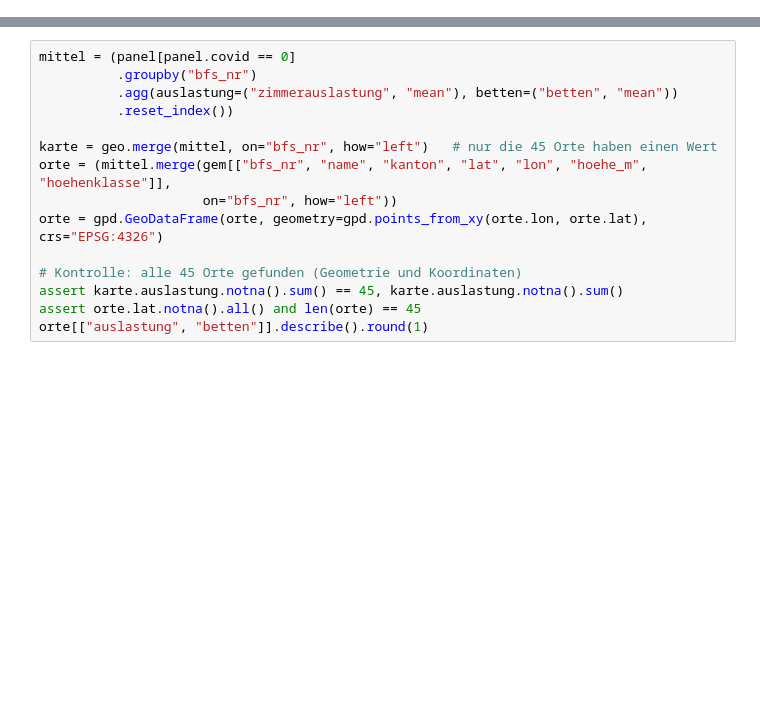
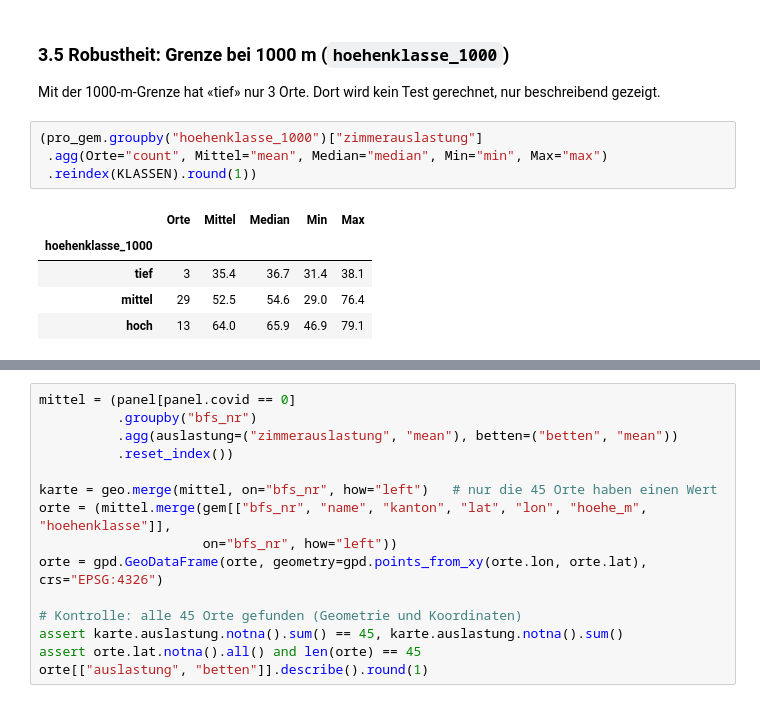
Before and after one commit to aakset/wintertourismus-schnee, a Jupyter notebook: notebooks/04_eda_tests_karte.ipynb, the cells around one changed output, grey strips where cells are left out. Saved outputs shown, nothing was run; the diff lists cells and outputs as text; blank space fills up the shorter version.

```diff
--- a/notebooks/04_karten.ipynb
+++ b/notebooks/04_eda_tests_karte.ipynb
@@ -0,0 +129,14 @@
+# %% [markdown]
+### 3.5 Robustheit: Grenze bei 1000 m (`hoehenklasse_1000`)
+
+Mit der 1000-m-Grenze hat «tief» nur 3 Orte. Dort wird kein Test gerechnet, nur beschreibend gezeigt.
+# %%
+(pro_gem.groupby("hoehenklasse_1000")["zimmerauslastung"]
+ .agg(Orte="count", Mittel="mean", Median="median", Min="min", Max="max")
+ .reindex(KLASSEN).round(1))
+# %% [output]
+|  | Orte | Mittel | Median | Min | Max |
+| hoehenklasse_1000 |  |  |  |  |  |
+| tief | 3 | 35.4 | 36.7 | 31.4 | 38.1 |
+| mittel | 29 | 52.5 | 54.6 | 29.0 | 76.4 |
+| hoch | 13 | 64.0 | 65.9 | 46.9 | 79.1 |
```
Also changed, not shown: parts of 22 cells of this notebook, 2 other files.
